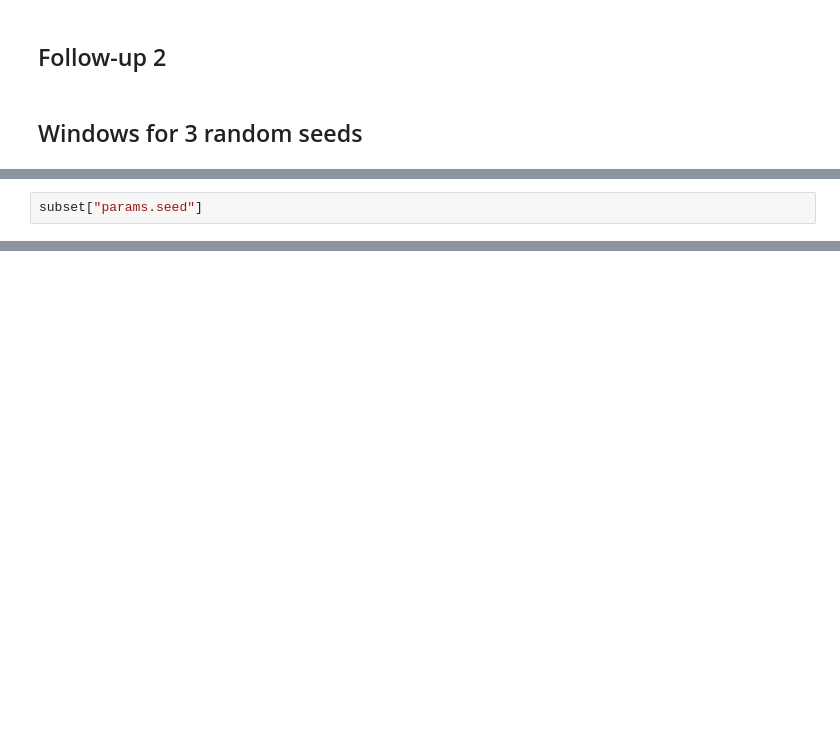
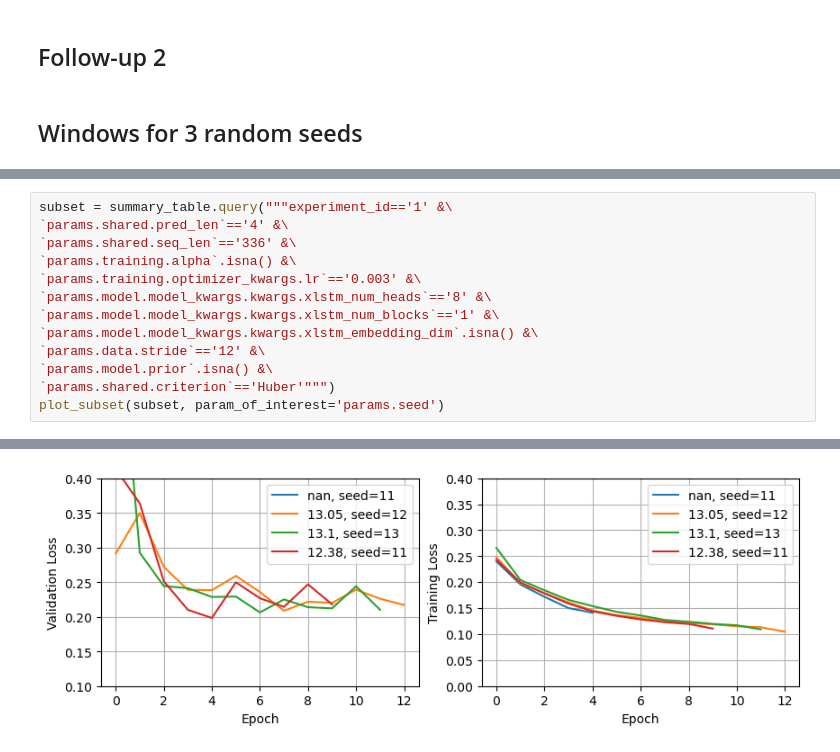
Before and after one commit to yazidhannachi/DLAM-Group6, a Jupyter notebook: submission_template/analysis.ipynb, the cells around one changed output, grey strips where cells are left out. Saved outputs shown, nothing was run; the diff lists cells and outputs as text; blank space fills up the shorter version.

```diff
--- a/submission_template/analysis.ipynb
+++ b/submission_template/analysis.ipynb
@@ -401,3 +478,14 @@ subset = summary_table.query("""experiment_id=='1' &\
 # %%
-subset["params.seed"]
+subset = summary_table.query("""experiment_id=='1' &\
+`params.shared.pred_len`=='4' &\
+`params.shared.seq_len`=='336' &\
+`params.training.alpha`.isna() &\
+`params.training.optimizer_kwargs.lr`=='0.003' &\
+`params.model.model_kwargs.kwargs.xlstm_num_heads`=='8' &\
+`params.model.model_kwargs.kwargs.xlstm_num_blocks`=='1' &\
+`params.model.model_kwargs.kwargs.xlstm_embedding_dim`.isna() &\
+`params.data.stride`=='12' &\
+`params.model.prior`.isna() &\
+`params.shared.criterion`=='Huber'""")
+plot_subset(subset, param_of_interest='params.seed')
 # %% [output]
@@ -407,0 +495 @@ Name: params.seed, dtype: object
+[figure, added]
```
Also changed, not shown: parts of 45 cells of this notebook.
